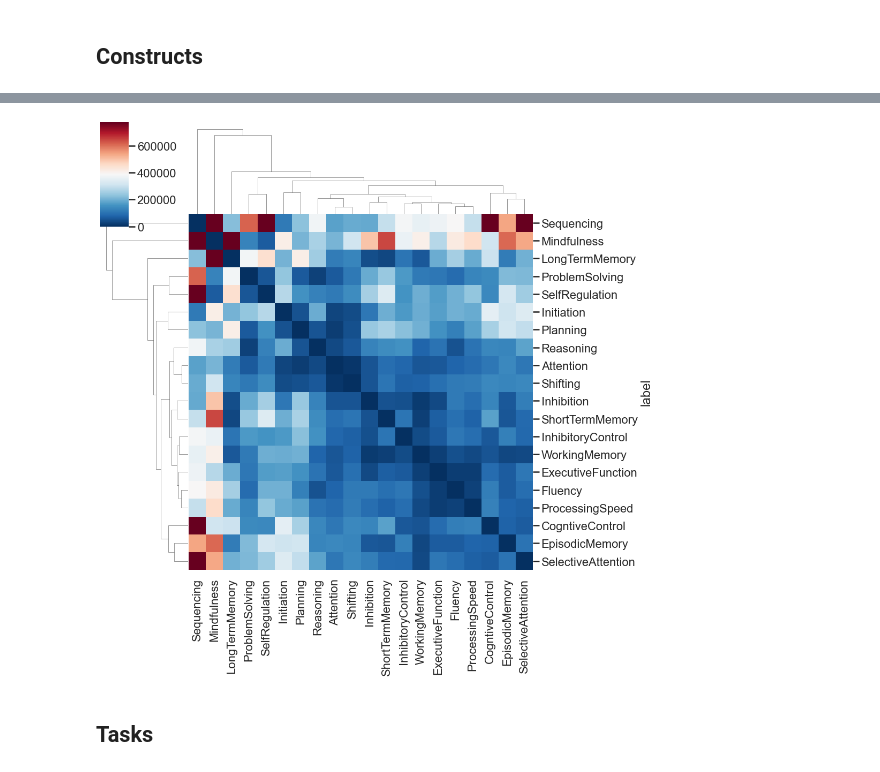
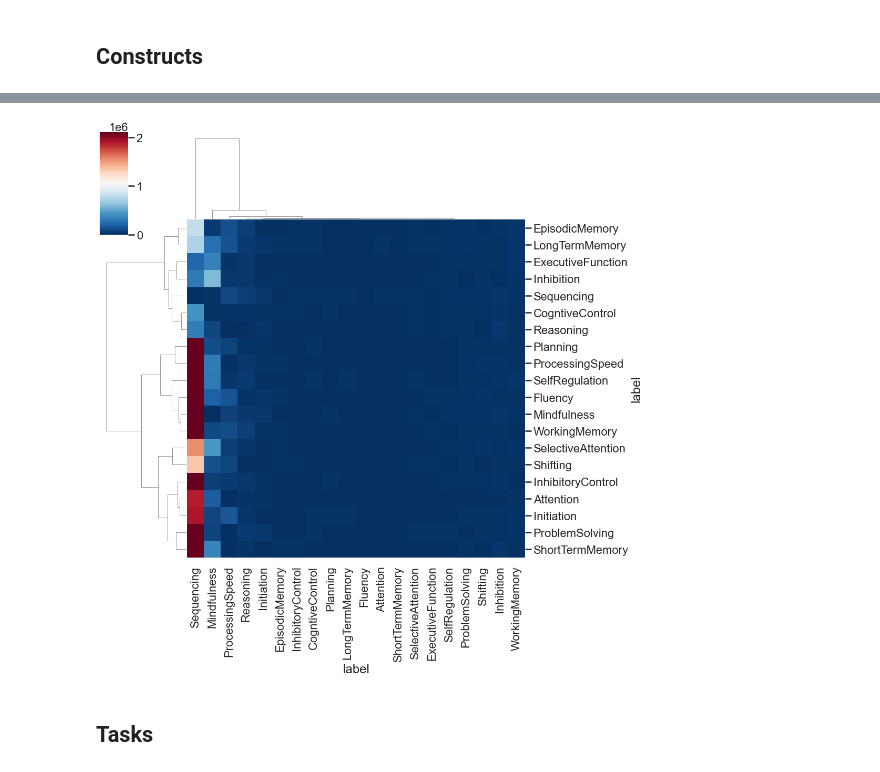
Before and after one commit to morteza/CogText, a Jupyter notebook: notebooks/9 KL Gaps.ipynb, the cells around one changed output, grey strips where cells are left out. Drawn from its saved outputs; the diff is of its cells as text; code cells hidden in the pictures.

Commit message:
some figure updates
Former-commit-id: 08ef517108666da6c6959d8734a544c00a03958b

```diff
--- a/notebooks/9 KL Gaps.ipynb
+++ b/notebooks/9 KL Gaps.ipynb
@@ -28,9 +39,11 @@ pubmed.dropna(subset=['cluster'], inplace=True)
 # %%
-n_popular_labels = 20
+n_popular_labels_per_category = 20
 popular_labels = (pubmed.groupby(['category','label'])['pmid']
                         .count().sort_values(ascending=False)
-                        .groupby('category').head(n_popular_labels)
+                        .groupby('category').head(n_popular_labels_per_category)
                         .index.get_level_values('label').to_list())
-pubmed = pubmed.query('label in @popular_labels')
+popular_pubmed = pubmed.query('label in @popular_labels')
 
-X = pubmed.groupby('label')['weights'].apply(lambda x: np.stack(x))
+X = popular_pubmed.groupby('label')['weights'].apply(lambda x: np.stack(x))
+
+print(f"Popular lablels: {', '.join(popular_labels)}")
@@ -77,25 +123,25 @@ plt.show()
 # %% [markdown]
 ## Constructs
 # %%
-kl_losses = pd.read_csv('models/cogtext/multivariate_normal_kl_losses.csv',
-                        index_col=0)
+# kl_losses = pd.read_csv('models/cogtext/multivariate_normal_kl_losses.csv',
+#                         index_col=0)
 
 
 tasks = pubmed.query('category.str.contains("Task")')['label'].unique()
-kl_losses.drop(index=tasks, columns=tasks, inplace=True, errors='ignore')
+kl_losses_constructs = kl_losses.drop(index=tasks, columns=tasks, errors='ignore')
 
-sns.set('poster')
-sns.clustermap(
-  kl_losses.replace([np.inf, np.nan], 1000.0),
-  figsize=(40,42),
-  cmap='RdBu_r', robust=True)
+# sns.set('poster')
+# sns.clustermap(
+#   kl_losses.replace([np.inf, np.nan], 1000.0),
+#   figsize=(40,42),
+#   cmap='RdBu_r', robust=True)
 
-plt.show()
+# plt.show()
 
 dashbio.Clustergram(
-  data=kl_losses.replace([np.inf, np.nan], 1000.0),
-  column_labels=kl_losses.columns.to_list(),
-  row_labels=kl_losses.index.to_list(),
+  data=kl_losses_constructs.replace([np.inf, np.nan], 1000.0),
+  column_labels=kl_losses_constructs.columns.to_list(),
+  row_labels=kl_losses_constructs.index.to_list(),
   cluster='all',
   center_values=True,
   standardize=True,
@@ -113,23 +157,20 @@ dashbio.Clustergram(
 # %%
 # popular constructs
 
-kl_losses = pd.read_csv('models/cogtext/multivariate_normal_kl_losses.csv',
-                        index_col=0)
-
 
 tasks = pubmed.query('category.str.contains("Task")')['label'].unique()
-kl_losses.drop(index=tasks, columns=tasks, inplace=True, errors='ignore')
-kl_losses.drop(index=rare_labels, columns=rare_labels, inplace=True, errors='ignore')
+# kl_losses.drop(index=tasks, columns=tasks, inplace=True, errors='ignore')
+# kl_losses.drop(index=rare_labels, columns=rare_labels, inplace=True, errors='ignore')
 
 sns.set('poster')
 sns.clustermap(
-  kl_losses.replace([np.inf, np.nan], 1000.0),
+  kl_losses_constructs.replace([np.inf, np.nan], 1000.0),
   figsize=(15,15),
   cmap='RdBu_r', robust=True)
 
 plt.show()
 # %% [output]
-[figure, old version]
+[figure, new version]
 # %% [markdown]
 ## Tasks
 # %%
```
Also changed, not shown: parts of 8 cells of this notebook, 1 other file.
